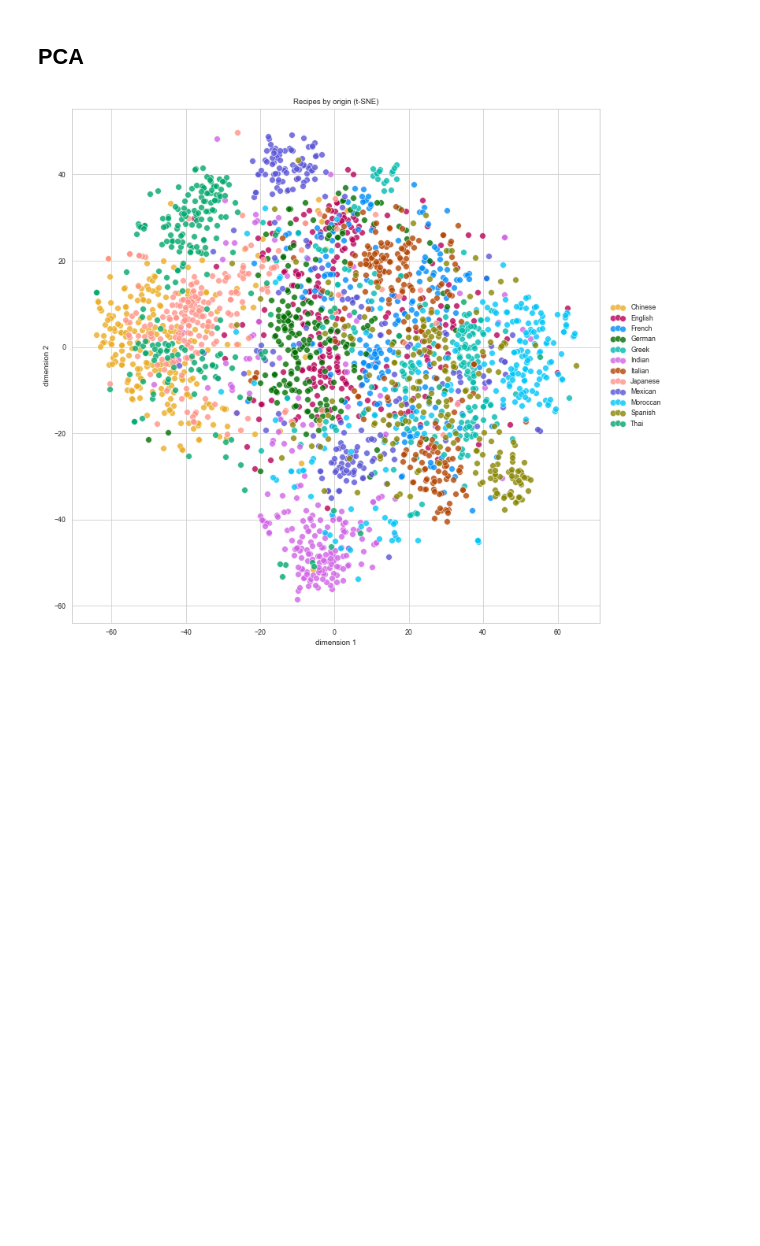
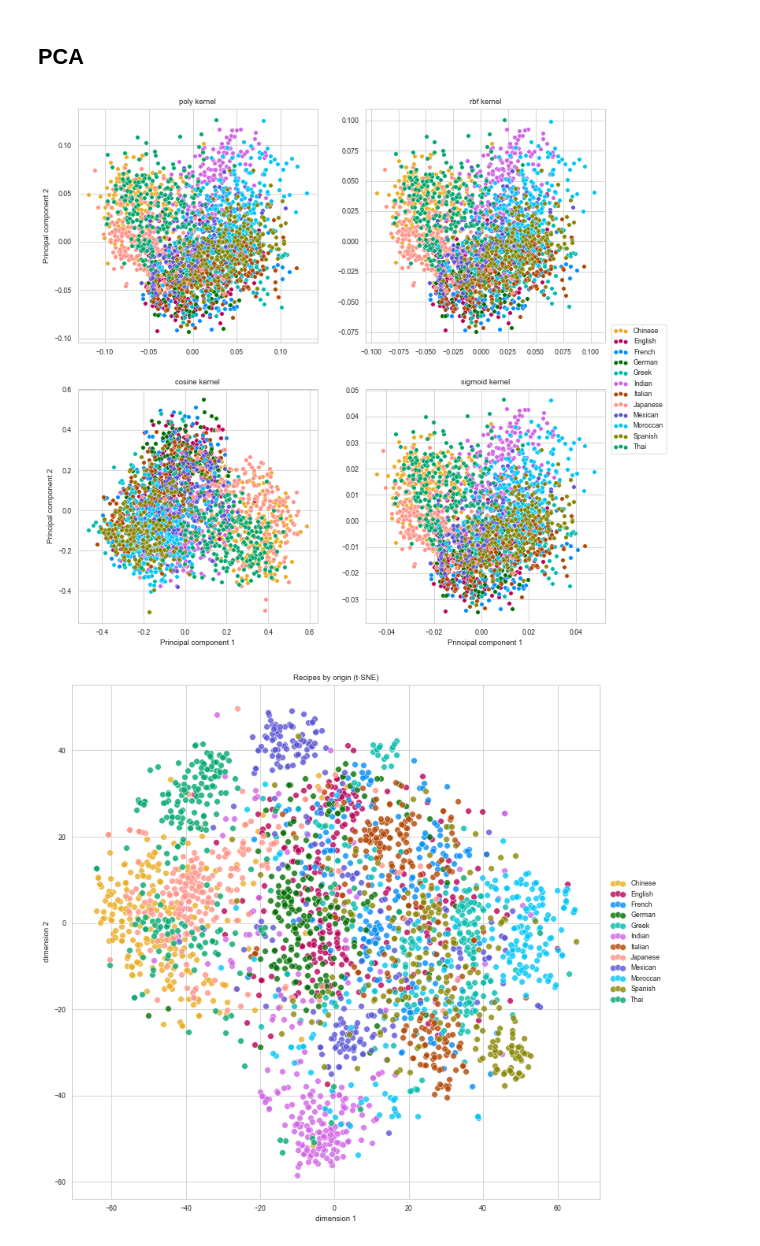
Before and after one commit to TedOiler/dme_gp, a Jupyter notebook: recipes/main.ipynb, the cells around one changed output. Saved outputs shown, nothing was run; the diff lists cells and outputs as text; code cells hidden in the pictures; blank space fills up the shorter version.

Commit message:
Metrics, Kernel PCA, ISOMAP, Metric MDS added

```diff
--- a/recipes/main.ipynb
+++ b/recipes/main.ipynb
@@ -219,3 +237,26 @@ y_train_labels = labels_dict.loc[label_index].squeeze()
+# %%
+## Kernel PCA
+
+kernels = ['poly', 'rbf', 'cosine', 'sigmoid']
+fig, ax = plt.subplots(2,2,figsize=(12,12));
+
+for ii, kernel in enumerate(kernels):
+    X_kpca_2d = KernelPCA(n_components=2, kernel=kernel).fit_transform(X_train)
+    cur_ax = ax[ii//2, ii%2]
+    scatter_2d_label(X_kpca_2d, y_train_labels, ax=cur_ax,alpha=1,s=30)
+    cur_ax.set(title='{} kernel'.format(kernel))
+    cur_ax.legend().set_visible(False)
+
+ax[0, 0].set_ylabel('Principal component 2')
+ax[1, 0].set_ylabel('Principal component 2')
+
+ax[1, 0].set_xlabel('Principal component 1')
+ax[1, 1].set_xlabel('Principal component 1')
+
+plt.legend(loc='center left', bbox_to_anchor=[1.01, 1.], scatterpoints=3);
+# plt.savefig("./Figures/Kernel_PCA.png", dpi=500) ## Save the figure produced
+# %% [output]
+[figure, added]
 # %%
 ## tSNE
 ## create low dimensional representasion with TSNE
```
Also changed, not shown: parts of 9 cells of this notebook, 4 other files.
